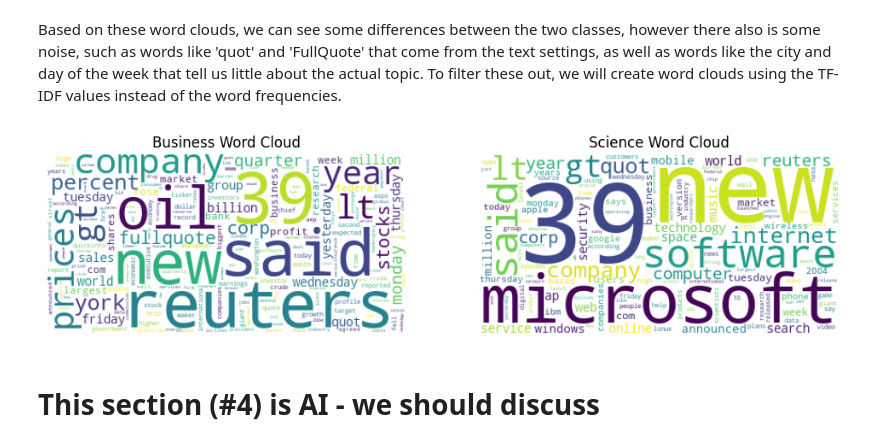
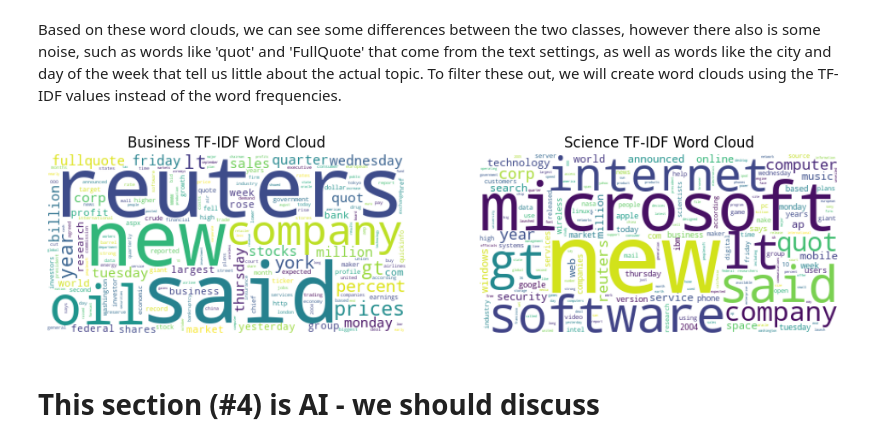
Before and after one commit to ehaley3/Advanced_Machine_Learning_Final_Project2025, a Jupyter notebook: AML_Final_Project_Group2.ipynb, the cells around one changed output. Drawn from its saved outputs; the diff is of its cells as text; code cells hidden in the pictures.

```diff
--- a/AML_Final_Project_Group2.ipynb
+++ b/AML_Final_Project_Group2.ipynb
@@ -87,3 +134,6 @@ test_reviews, test_labels = tfds.as_numpy(test_data)
+# %%
+train_reviews_clean = clean_text_array(train_reviews)
+test_reviews_clean  = clean_text_array(test_reviews)
 # %%
 # Filtering our dataset to only include the Categories we decide to pursue. Im using Bus and Sci just to set the code up.
 
@@ -93,10 +143,12 @@ SciTech  = 3
 mask_train = np.isin(train_labels, [Business, SciTech])
 mask_test  = np.isin(test_labels,  [Business, SciTech])
 
-x_train_filtered = train_reviews[mask_train]
+
+x_train_filtered = train_reviews_clean[mask_train]
 y_train_filtered = train_labels[mask_train]
 
-x_test_filtered  = test_reviews[mask_test]
+
+x_test_filtered  = test_reviews_clean[mask_test]
 y_test_filtered  = test_labels[mask_test]
 # %%
 # Converting our labels to binary
@@ -300,40 +322,41 @@ plt.show()
 # %% [markdown]
 Based on these word clouds, we can see some differences between the two classes, however there also is some noise, such as words like 'quot' and 'FullQuote' that come from the text settings, as well as words like the city and day of the week that tell us little about the actual topic. To filter these out, we will create word clouds using the TF-IDF values instead of the word frequencies.
 # %%
-#create vectorizers for tf-idf
+# Use the individual documents, not the giant joined string
+bus_docs = x_train[y_train == 0]
+sci_docs = x_train[y_train == 1]
+
+# Create vectorizers
 vectorizer_b = TfidfVectorizer(stop_words='english')
 vectorizer_s = TfidfVectorizer(stop_words='english')
 
-#fit vectorizers
-tfidf_vals_b = vectorizer_b.fit_transform(bus_text)
-tfidf_vals_s = vectorizer_s.fit_transform(sci_text)
+# Fit on the class-specific documents
+tfidf_vals_b = vectorizer_b.fit_transform(bus_docs)
+tfidf_vals_s = vectorizer_s.fit_transform(sci_docs)
 
-#get words
+# Extract vocabulary
 words_b = vectorizer_b.get_feature_names_out()
 words_s = vectorizer_s.get_feature_names_out()
 
-#create tf-idf dictionary for each class
+# Average tfidf across all docs in the class
 avg_tfidf_b = np.asarray(tfidf_vals_b.mean(axis=0)).flatten()
+avg_tfidf_s = np.asarray(tfidf_vals_s.mean(axis=0)).flatten()
+
+# Convert to dict for WordCloud
 tfidf_b = dict(zip(words_b, avg_tfidf_b))
-avg_tfidf_s = np.asarray(tfidf_vals_s.mean(axis=0)).flatten()
 tfidf_s = dict(zip(words_s, avg_tfidf_s))
 
-#create the wordclouds
+# Create word clouds
 wc_b2 = WordCloud(background_color="white").generate_from_frequencies(tfidf_b)
 wc_s2 = WordCloud(background_color="white").generate_from_frequencies(tfidf_s)
 
-#plot the wordclouds
+# Plot
 fig, axes = plt.subplots(1, 2, figsize=(12, 6))
-axes[0].imshow(wc_b2)
-axes[0].axis('off')
-axes[0].set_title('Business Word Cloud')
-axes[1].imshow(wc_s2)
-axes[1].axis('off')
-axes[1].set_title('Science Word Cloud')
-
+axes[0].imshow(wc_b2); axes[0].axis("off"); axes[0].set_title("Business TF-IDF Word Cloud")
+axes[1].imshow(wc_s2); axes[1].axis("off"); axes[1].set_title("Science TF-IDF Word Cloud")
 plt.show()
 # %% [output]
-[figure, old version]
+[figure, new version]
 # %% [markdown]
 # This section (#4) is AI - we should discuss
 # %% [markdown]
```
Also changed, not shown: parts of 17 cells of this notebook.
